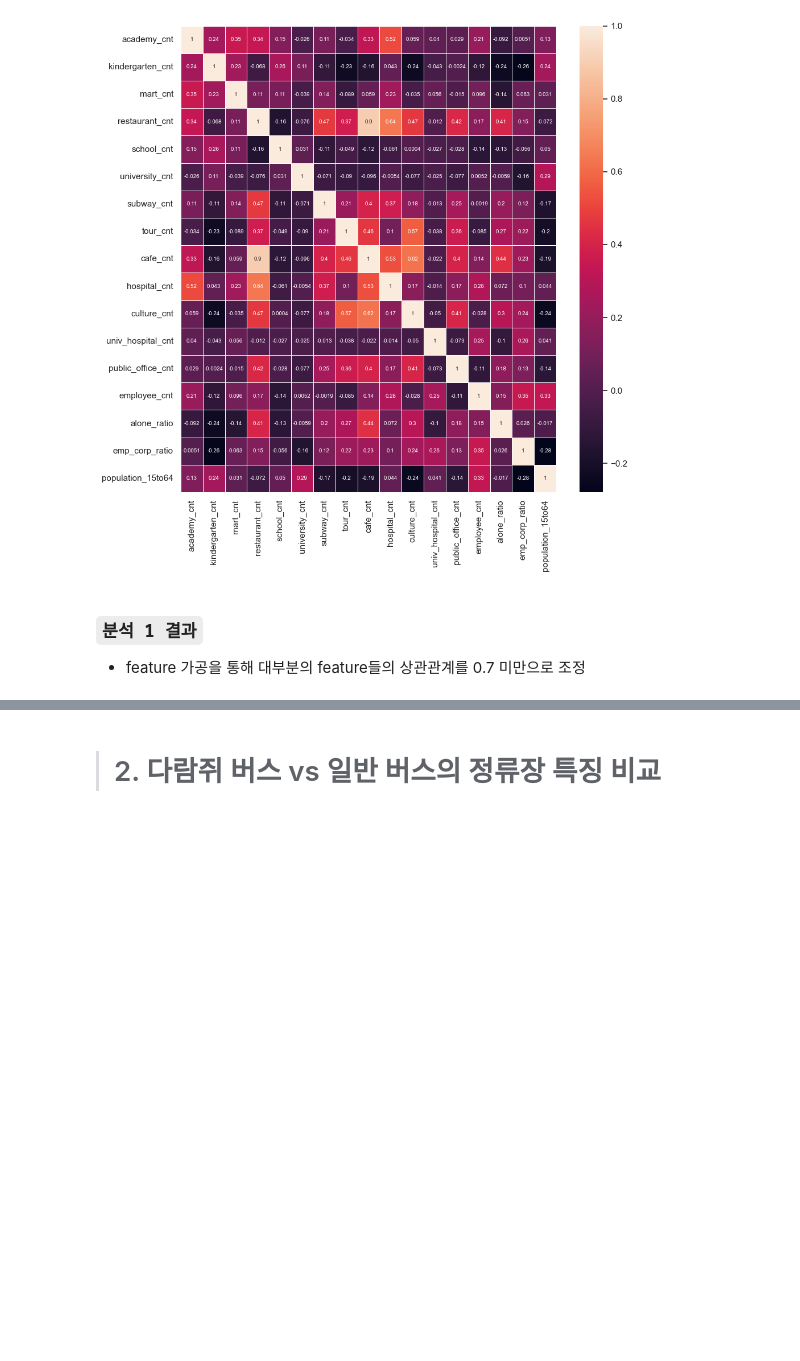
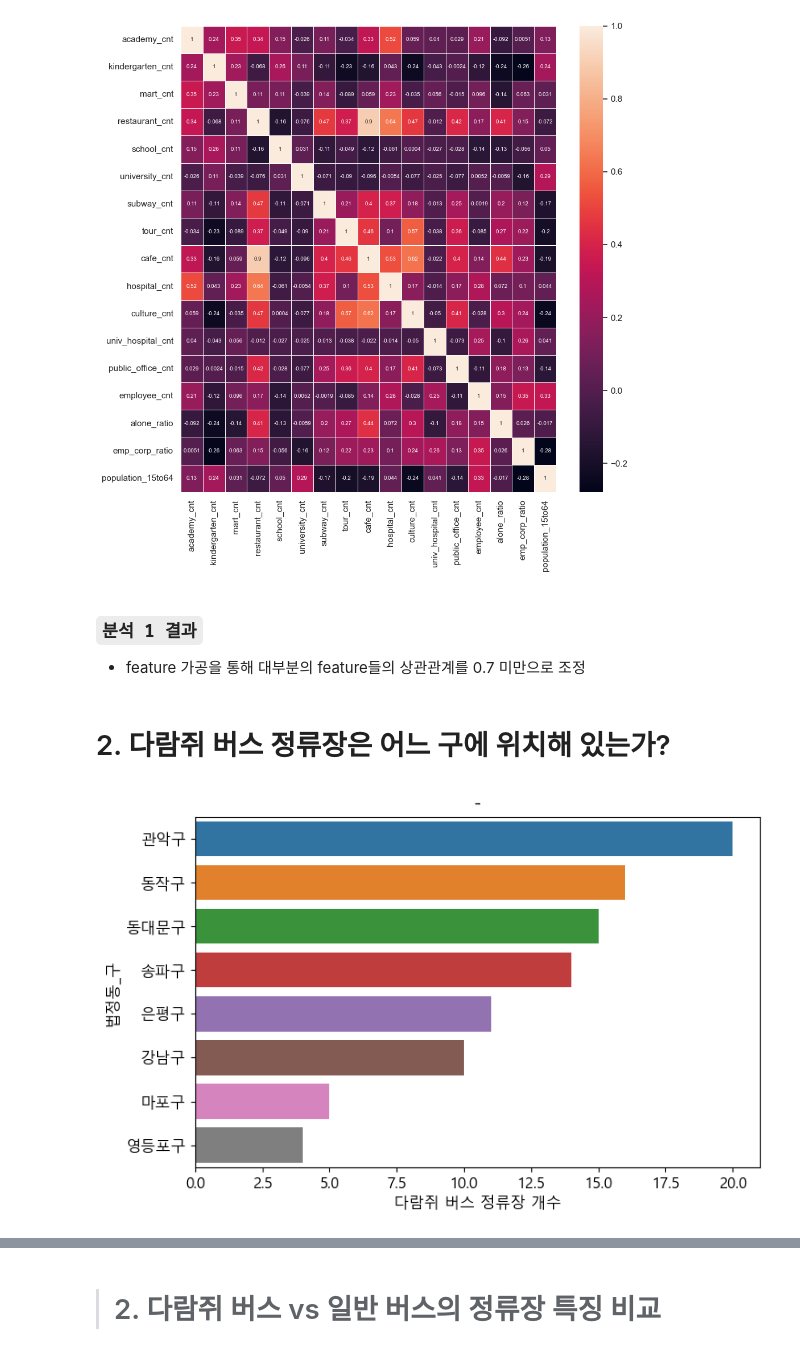
Before and after one commit to Mulcam-Finalproject3/Resurrection_Of_Squirrel_Bus, a Jupyter notebook: src/01_EDA1.ipynb, the cells around one changed output, grey strips where cells are left out. Cells and saved outputs as stored; diff of their text form; code cells hidden in the pictures; blank space fills up the shorter version.

```diff
--- a/src/01_EDA1.ipynb
+++ b/src/01_EDA1.ipynb
@@ -132,3 +132,20 @@ get_heatmap(df_check2)
 # %% [markdown]
 ### `분석 1 결과`
 - feature 가공을 통해 대부분의 feature들의 상관관계를 0.7 미만으로 조정
+# %% [markdown]
+# 2. 다람쥐 버스 정류장은 어느 구에 위치해 있는가?
+# %%
+df_daram = get_daram_95station_df()
+# %%
+df_daram_gu = df_daram.groupby('법정동_구').count()[['NODE_ID']]
+df_daram_gu = df_daram_gu.sort_values(by='NODE_ID',ascending=False)
+# %%
+plt.rcParams['font.family'] = 'Malgun Gothic' # 한글깨짐 방지
+plt.rcParams['font.size'] = 12
+plt.figure(figsize=(8,5))
+sns.barplot(x='NODE_ID', y=df_daram_gu.index, data =df_daram_gu).\
+    set(title='-')
+plt.xlabel('다람쥐 버스 정류장 개수')
+plt.show();
+# %% [output]
+[figure, added]
```
Also changed, not shown: parts of 7 cells of this notebook, 3 other files.
